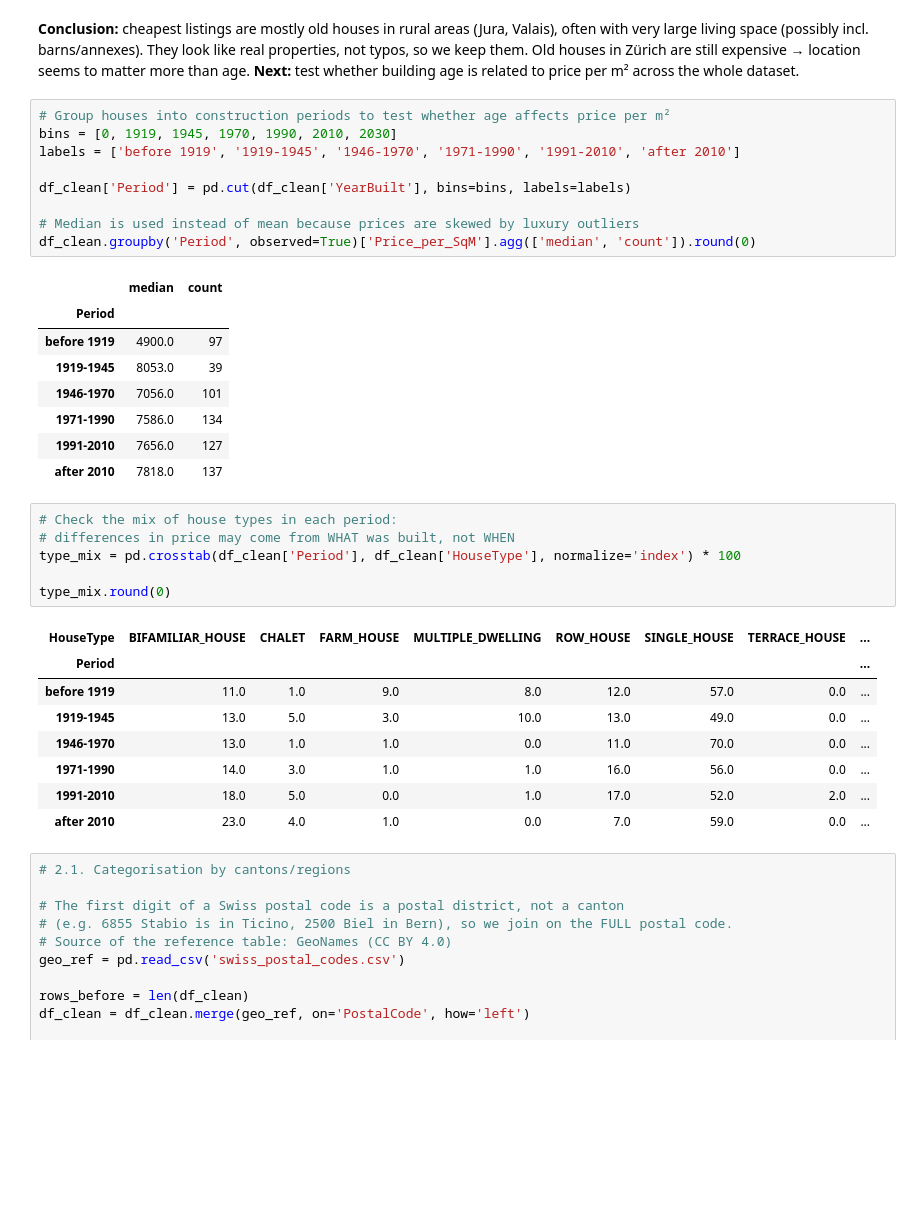
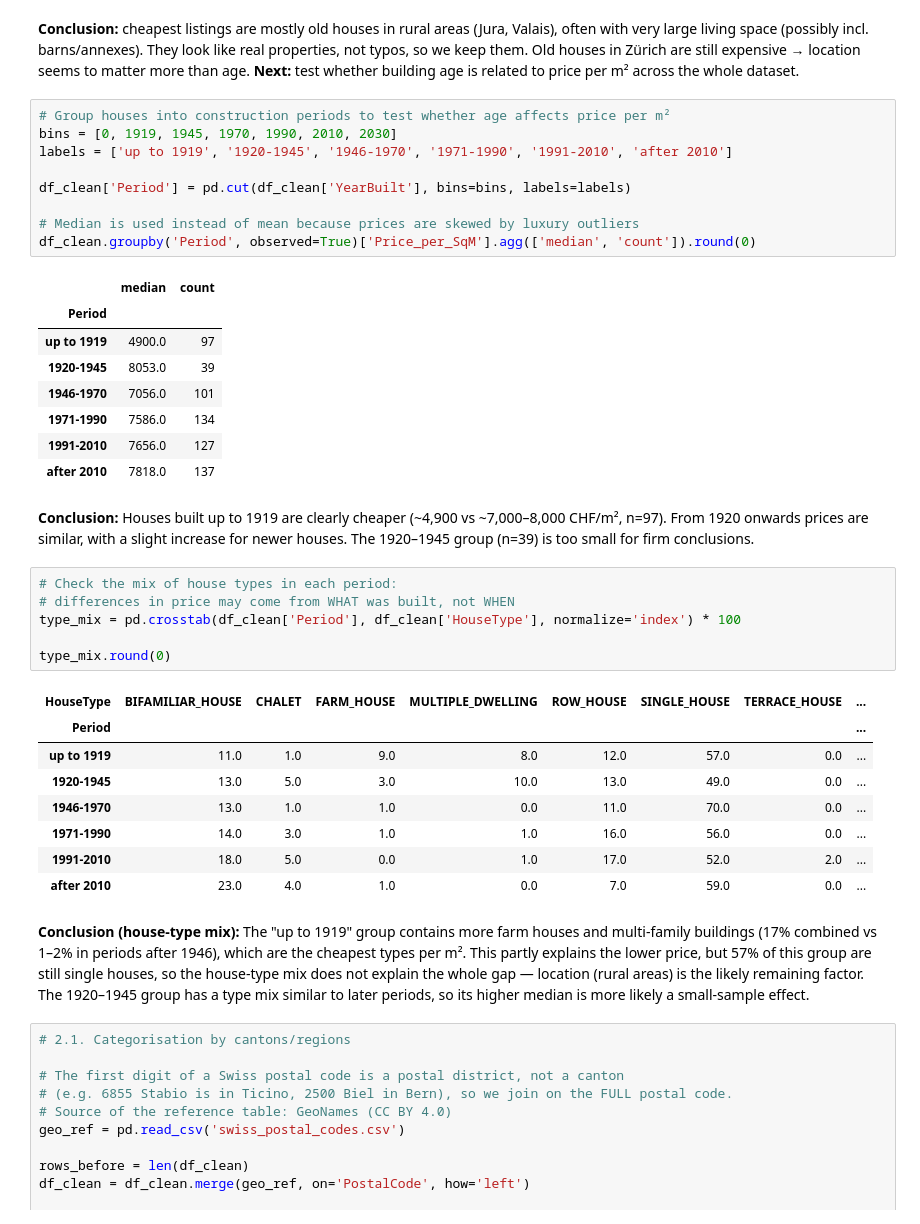
Before and after one commit to AnaAlesiuk/proptech-analytics, a Jupyter notebook: PropTech.ipynb, the cells around one changed output. Cells and saved outputs as stored; diff of their text form; blank space fills up the shorter version.

```diff
--- a/PropTech.ipynb
+++ b/PropTech.ipynb
@@ -168,21 +168,25 @@ not typos, so we keep them. Old houses in Zürich are still expensive → locati
 # %%
 # Group houses into construction periods to test whether age affects price per m²
 bins = [0, 1919, 1945, 1970, 1990, 2010, 2030]
-labels = ['before 1919', '1919-1945', '1946-1970', '1971-1990', '1991-2010', 'after 2010']
+labels = ['up to 1919', '1920-1945', '1946-1970', '1971-1990', '1991-2010', 'after 2010']
 
 df_clean['Period'] = pd.cut(df_clean['YearBuilt'], bins=bins, labels=labels)
 
 # Median is used instead of mean because prices are skewed by luxury outliers
 df_clean.groupby('Period', observed=True)['Price_per_SqM'].agg(['median', 'count']).round(0)
 # %% [output]
 |  | median | count |
 | Period |  |  |
-| before 1919 | 4900.0 | 97 |
-| 1919-1945 | 8053.0 | 39 |
+| up to 1919 | 4900.0 | 97 |
+| 1920-1945 | 8053.0 | 39 |
 | 1946-1970 | 7056.0 | 101 |
 | 1971-1990 | 7586.0 | 134 |
 | 1991-2010 | 7656.0 | 127 |
 | after 2010 | 7818.0 | 137 |
+# %% [markdown]
+**Conclusion:** Houses built up to 1919 are clearly cheaper (~4,900 vs ~7,000–8,000 CHF/m², n=97).
+From 1920 onwards prices are similar, with a slight increase for newer houses.
+The 1920–1945 group (n=39) is too small for firm conclusions.
 # %%
 # Check the mix of house types in each period:
 # differences in price may come from WHAT was built, not WHEN
@@ -192,12 +196,19 @@ type_mix.round(0)
 # %% [output]
 | HouseType | BIFAMILIAR_HOUSE | CHALET | FARM_HOUSE | MULTIPLE_DWELLING | ROW_HOUSE | SINGLE_HOUSE | TERRACE_HOUSE | ... |
 | Period |  |  |  |  |  |  |  | ... |
-| before 1919 | 11.0 | 1.0 | 9.0 | 8.0 | 12.0 | 57.0 | 0.0 | ... |
-| 1919-1945 | 13.0 | 5.0 | 3.0 | 10.0 | 13.0 | 49.0 | 0.0 | ... |
+| up to 1919 | 11.0 | 1.0 | 9.0 | 8.0 | 12.0 | 57.0 | 0.0 | ... |
+| 1920-1945 | 13.0 | 5.0 | 3.0 | 10.0 | 13.0 | 49.0 | 0.0 | ... |
 | 1946-1970 | 13.0 | 1.0 | 1.0 | 0.0 | 11.0 | 70.0 | 0.0 | ... |
 | 1971-1990 | 14.0 | 3.0 | 1.0 | 1.0 | 16.0 | 56.0 | 0.0 | ... |
 | 1991-2010 | 18.0 | 5.0 | 0.0 | 1.0 | 17.0 | 52.0 | 2.0 | ... |
 | after 2010 | 23.0 | 4.0 | 1.0 | 0.0 | 7.0 | 59.0 | 0.0 | ... |
+# %% [markdown]
+**Conclusion (house-type mix):** The "up to 1919" group contains more farm houses and
+multi-family buildings (17% combined vs 1–2% in periods after 1946), which are the cheapest
+types per m². This partly explains the lower price, but 57% of this group are still
+single houses, so the house-type mix does not explain the whole gap — location
+(rural areas) is the likely remaining factor. The 1920–1945 group has a type mix
+similar to later periods, so its higher median is more likely a small-sample effect.
 # %%
 # 2.1. Categorisation by cantons/regions
 
```
Also changed, not shown: parts of 2 cells of this notebook.
